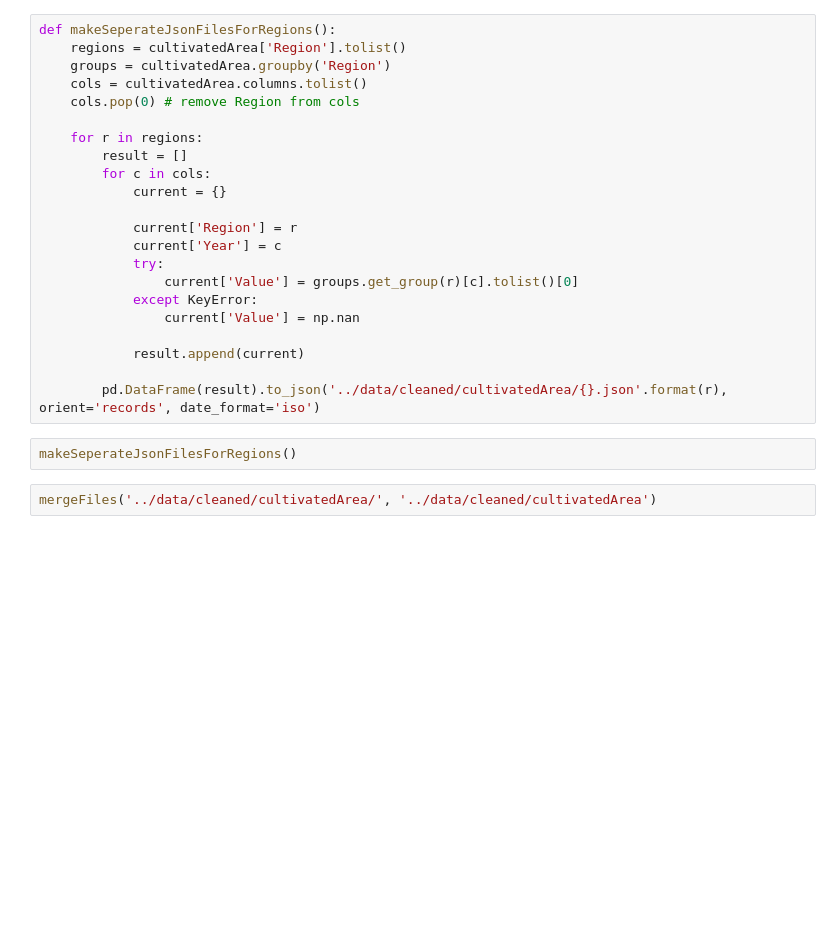
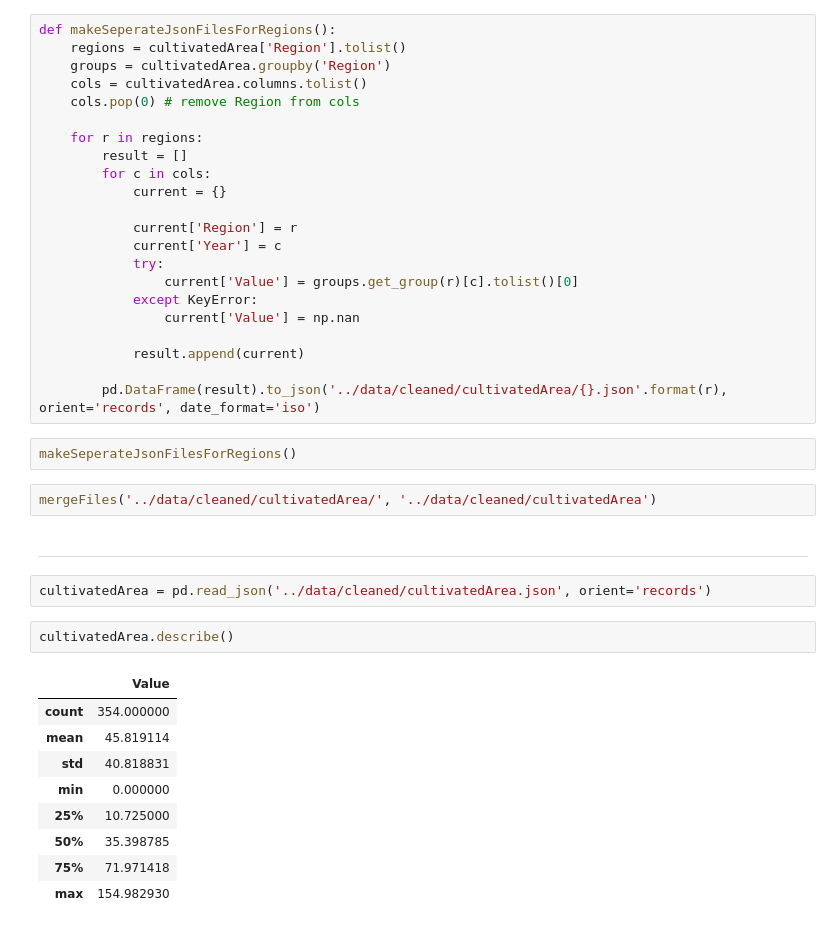
Before and after one commit to rockdonald2/coffeeCrisisViz, a Jupyter notebook: static/python/cleanData.ipynb, the cells around one changed output. Saved outputs shown, nothing was run; the diff lists cells and outputs as text; blank space fills up the shorter version.

```diff
--- a/static/python/cleanData.ipynb
+++ b/static/python/cleanData.ipynb
@@ -577,3 +577,19 @@ def makeSeperateJsonFilesForRegions():
 makeSeperateJsonFilesForRegions()
 # %%
 mergeFiles('../data/cleaned/cultivatedArea/', '../data/cleaned/cultivatedArea')
+# %% [markdown]
+---
+# %%
+cultivatedArea = pd.read_json('../data/cleaned/cultivatedArea.json', orient='records')
+# %%
+cultivatedArea.describe()
+# %% [output]
+|  | Value |
+| count | 354.000000 |
+| mean | 45.819114 |
+| std | 40.818831 |
+| min | 0.000000 |
+| 25% | 10.725000 |
+| 50% | 35.398785 |
+| 75% | 71.971418 |
+| max | 154.982930 |
```
Also changed, not shown: 17 other files.
